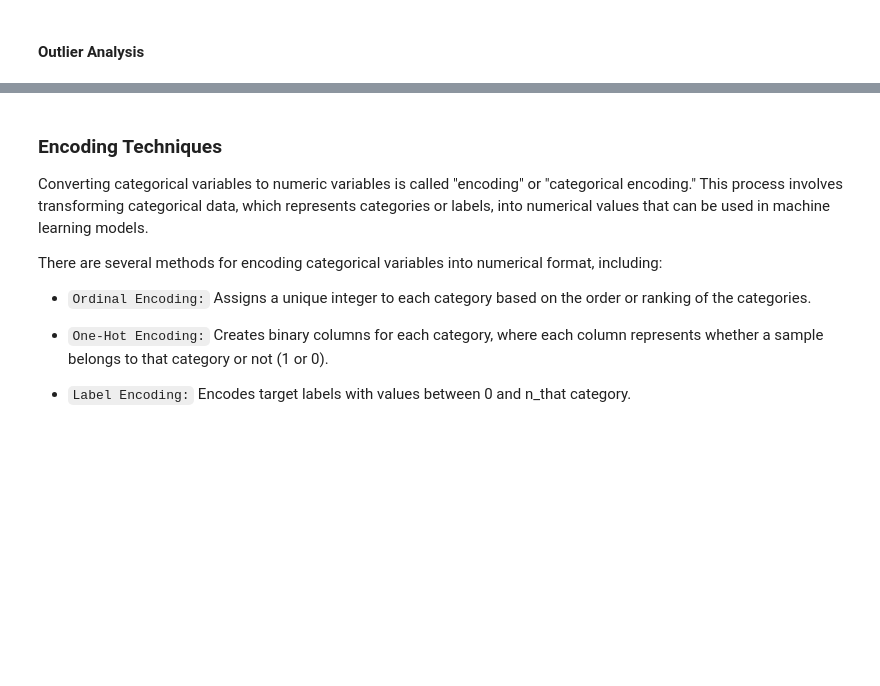
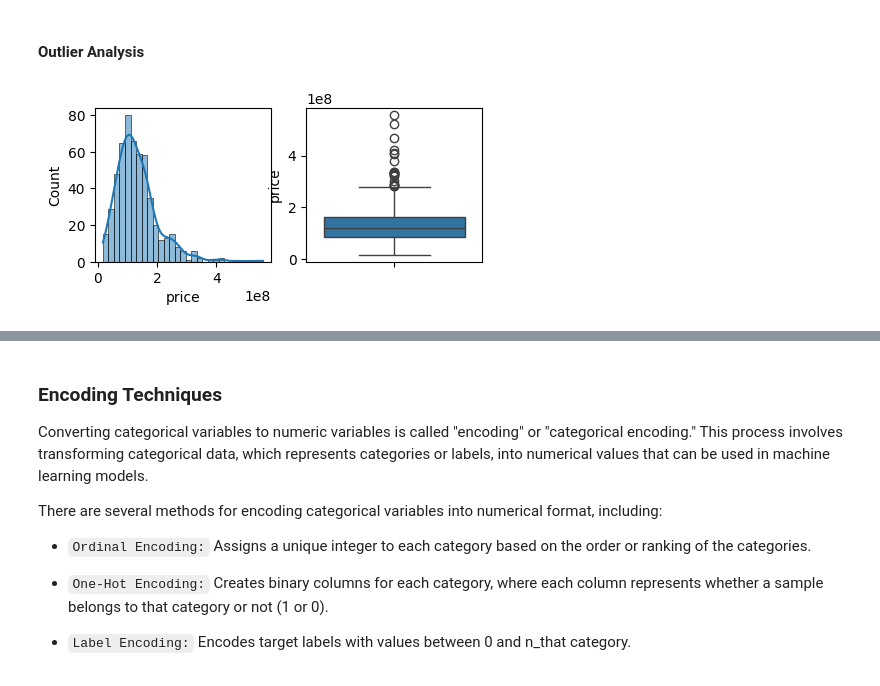
Before and after one commit to knowledge-corner/Renault-Nissan-Python-Training, a Jupyter notebook: Day - 4.ipynb, the cells around one changed output, grey strips where cells are left out. Drawn from its saved outputs; the diff is of its cells as text; code cells hidden in the pictures; blank space fills up the shorter version.

```diff
--- a/Day - 4.ipynb
+++ b/Day - 4.ipynb
@@ -505,7 +537,7 @@ import scipy.stats as stats
 
 %matplotlib inline
 pd.options.display.float_format = '{:.2f}'.format
-plt.rcParams['figure.figsize'] = (4, 3)
+plt.rcParams['figure.figsize'] = (3, 2)
 # plt.rcParams['font.size'] = 10
 
 import warnings
@@ -518,9 +568,14 @@ df.head()
 # %% [markdown]
 #### Outlier Analysis
 # %%
-def outliers(col, axes = None) :
+def outliers(col) :
     """Plots histogram and boxplots and returns min whisker and max whisker values"""
-    sns.histplot(col, kde = True, ax = axes)
-    sns.boxplot(col, ax = axes)
+    fig, axes = plt.subplots(ncols = 2, figsize = (5, 2))
+    sns.histplot(col, kde = True, ax = axes[0])
+    sns.boxplot(col, ax = axes[1])
     IQR_factor = (np.percentile(col, 75) - np.percentile(col, 25)) * 1.5
     return (np.percentile(col, 25) - IQR_factor), (np.percentile(col, 75) + IQR_factor)
+# %%
+min_w, max_w = outliers(df.price)
+# %% [output]
+[figure, added]
```
Also changed, not shown: parts of 39 cells of this notebook.
